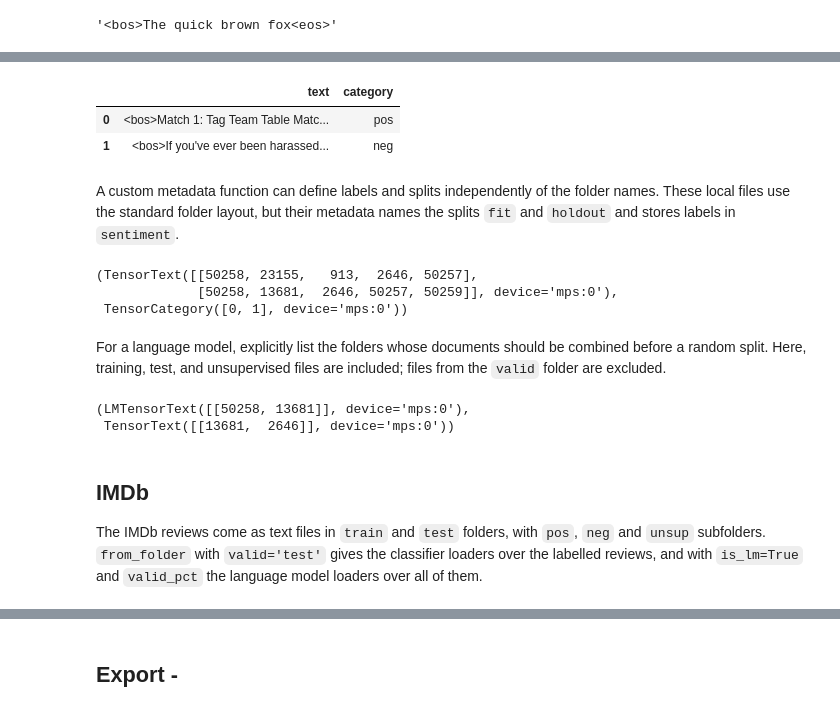
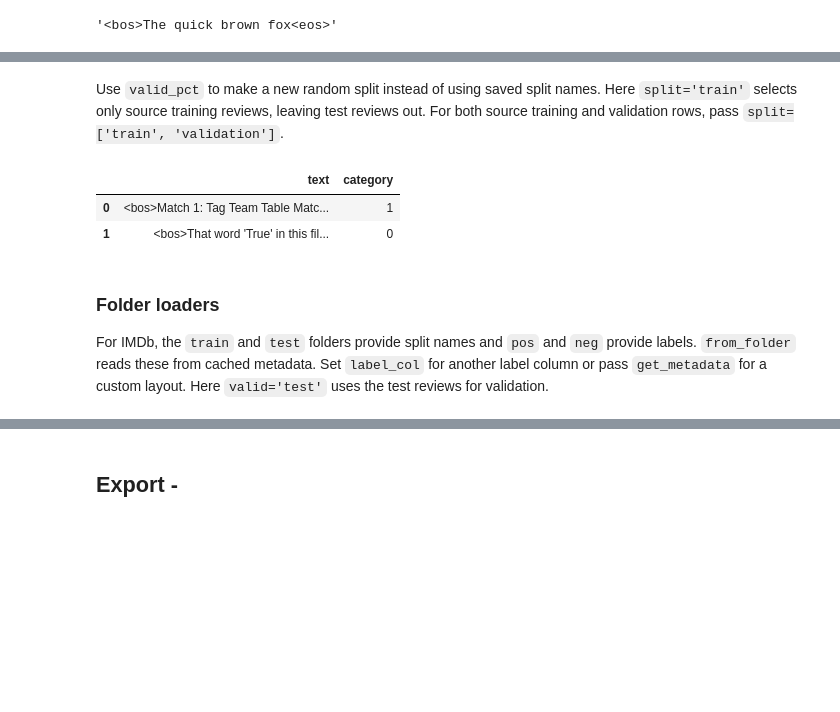
Before and after one commit to dienhoa/fastai, a Jupyter notebook: nbs/36_text.tokenizer.ipynb, the cells around one changed output, grey strips where cells are left out. Saved outputs shown, nothing was run; the diff lists cells and outputs as text; code cells hidden in the pictures; blank space fills up the shorter version.

Commit message:
Tokenizer

```diff
--- a/nbs/36_text.tokenizer.ipynb
+++ b/nbs/36_text.tokenizer.ipynb
@@ -117,6 +115,5 @@ test_eq(offsets_df, offsets)
 # %%
 def split_docs(flat, offsets):
-    "The documents of a token cache, as views into `flat`"
     return L(flat[i:j] for i,j in zip(offsets[:-1], offsets[1:]))
 # %%
 docs = split_docs(flat, offsets)
@@ -528,9 +573,11 @@ dls.show_batch(max_n=2)
+# %% [markdown]
+Use `valid_pct` to make a new random split instead of using saved split names. Here `split='train'` selects only source training reviews, leaving test reviews out. For both source training and validation rows, pass `split=['train', 'validation']`.
 # %%
 #| eval: false
-dls = TextDataLoadersNew.from_dataset('stanfordnlp/imdb', text_col='text', get_y='label',
+dls = TextDataLoadersNew.from_dataset('stanfordnlp/imdb', text_col='text', label_col='label',
     split='train', valid_pct=0.2, seed=42, bs=8)
 dls.show_batch(max_n=2)
 # %% [output]
 |  | text | category |
-| 0 | <bos>Match 1: Tag Team Table Matc... | pos |
-| 1 | <bos>If you've ever been harassed... | neg |
+| 0 | <bos>Match 1: Tag Team Table Matc... | 1 |
+| 1 | <bos>That word 'True' in this fil... | 0 |
@@ -551,43 +584,7 @@ def sample_text_folder():
-# %% [markdown]
-A custom metadata function can define labels and splits independently of the folder names. These local files use the standard folder layout, but their metadata names the splits `fit` and `holdout` and stores labels in `sentiment`.
-# %%
-def custom_folder_metadata(files):
-    labels, splits = {'neg': 'negative', 'pos': 'positive'}, {'train': 'fit', 'valid': 'holdout'}
-    return pd.DataFrame(dict(sentiment=[labels.get(f.parent.name) for f in files],
-        split=[splits.get(f.parts[0], f.parts[0]) for f in files]))
-with sample_text_folder() as (source, cache_dir):
-    folder_dls = TextDataLoadersNew.from_folder(source, train='fit', valid='holdout', get_y='sentiment',
-        get_metadata=custom_folder_metadata, cache_dir=cache_dir, bs=2)
-    cached_metadata = pd.read_csv(cache_dir/'metadata.csv')
-    test_eq(cached_metadata.iloc[folder_dls.train_ds.items]['split'].unique().tolist(), ['fit'])
-    test_eq(cached_metadata.iloc[folder_dls.valid_ds.items]['split'].unique().tolist(), ['holdout'])
-    test_eq(folder_dls.vocab[1], ['negative', 'positive'])
-    folder_batch = folder_dls.one_batch()
-folder_batch
-# %% [output]
-(TensorText([[50258, 23155,   913,  2646, 50257],
-             [50258, 13681,  2646, 50257, 50259]], device='mps:0'),
- TensorCategory([0, 1], device='mps:0'))
-# %% [markdown]
-For a language model, explicitly list the folders whose documents should be combined before a random split. Here, training, test, and unsupervised files are included; files from the `valid` folder are excluded.
-# %%
-with sample_text_folder() as (source, cache_dir):
-    folder_lm = TextDataLoadersNew.from_folder(source, is_lm=True, valid_pct=0.4, seed=42,
-        folders=['train', 'test', 'unsup'], cache_dir=cache_dir, bs=1, seq_len=2)
-    cached_metadata = pd.read_csv(cache_dir/'metadata.csv')
-    selected = cached_metadata['path'].map(lambda p: Path(p).parts[0] in ['train', 'test', 'unsup'])
-    used = list(folder_lm.train_ds.items) + list(folder_lm.valid_ds.items)
-    test_eq(sorted(used), mask2idxs(selected))
-    x, y = folder_lm.one_batch()
-    test_eq(x[:, 1:], y[:, :-1])
-x, y
-# %% [output]
-(LMTensorText([[50258, 13681]], device='mps:0'),
- TensorText([[13681,  2646]], device='mps:0'))
 # %% [markdown]
-## IMDb
+### Folder loaders
 
-The IMDb reviews come as text files in `train` and `test` folders, with `pos`, `neg` and `unsup` subfolders. `from_folder` with `valid='test'` gives the classifier loaders over the labelled reviews, and with `is_lm=True` and `valid_pct` the language model loaders over all of them.
+For IMDb, the `train` and `test` folders provide split names and `pos` and `neg` provide labels. `from_folder` reads these from cached metadata. Set `label_col` for another label column or pass `get_metadata` for a custom layout. Here `valid='test'` uses the test reviews for validation.
 # %%
 #| eval: false
 dls = TextDataLoadersNew.from_folder(path, valid='test', bs=8)
```
Also changed, not shown: parts of 50 cells of this notebook, 2 other files.
